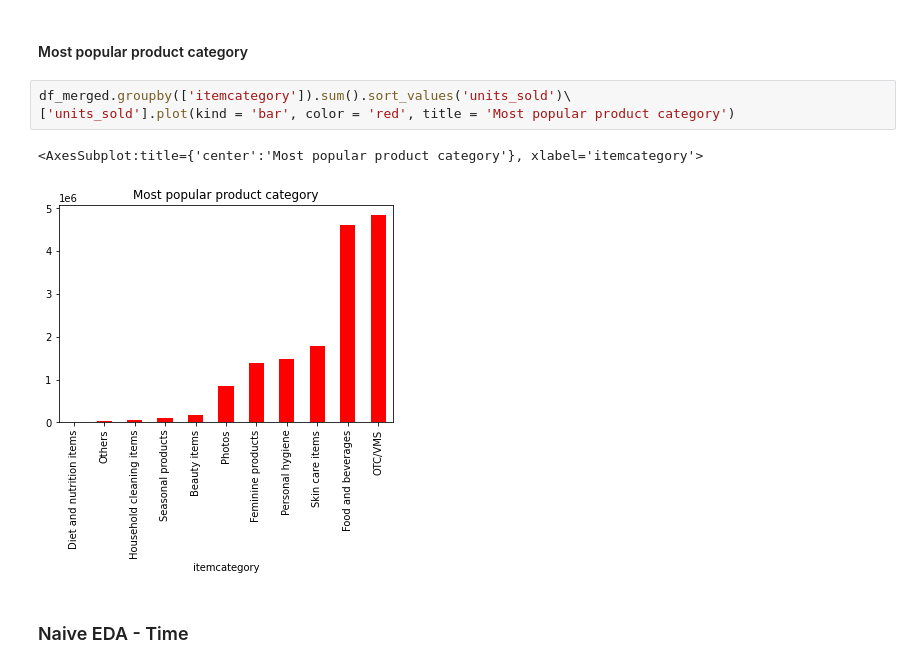
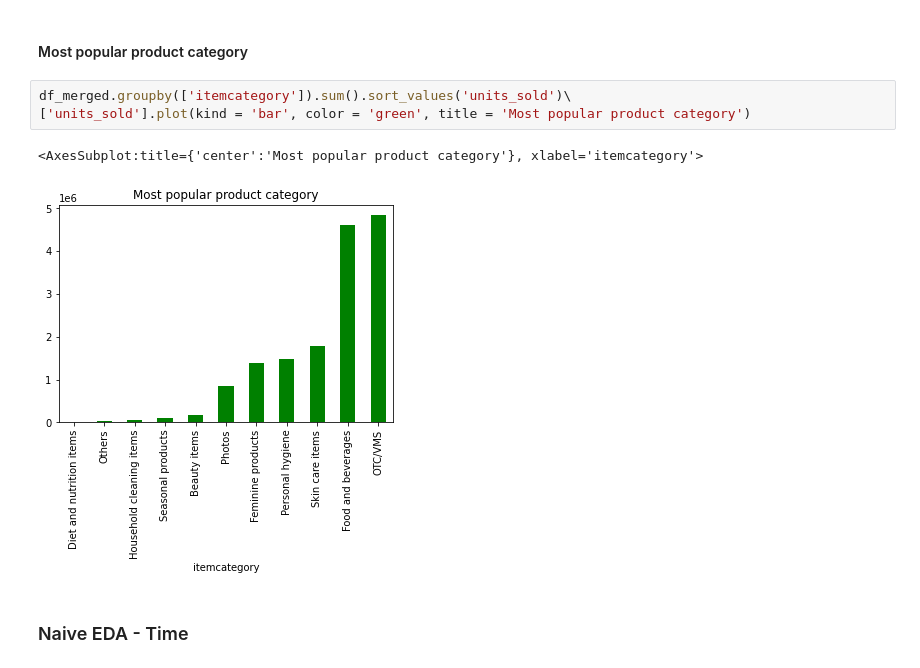
Before and after one commit to jymjam/Business-analytics-competition, a Jupyter notebook: data_cleaning/EDA.ipynb, the cells around one changed output. Cells and saved outputs as stored; diff of their text form.

```diff
--- a/data_cleaning/EDA.ipynb
+++ b/data_cleaning/EDA.ipynb
@@ -452,10 +455,10 @@ all_intersection = top_revenue & top_profit & top_sold
 #### Most popular product category
 # %%
 df_merged.groupby(['itemcategory']).sum().sort_values('units_sold')\
-['units_sold'].plot(kind = 'bar', color = 'red', title = 'Most popular product category')
+['units_sold'].plot(kind = 'bar', color = 'green', title = 'Most popular product category')
 # %% [output]
 <AxesSubplot:title={'center':'Most popular product category'}, xlabel='itemcategory'>
-[figure, old version]
+[figure, new version]
 # %% [markdown]
 ### Naive  EDA  - Time
 # %% [markdown]
```
Also changed, not shown: parts of 16 cells of this notebook.
